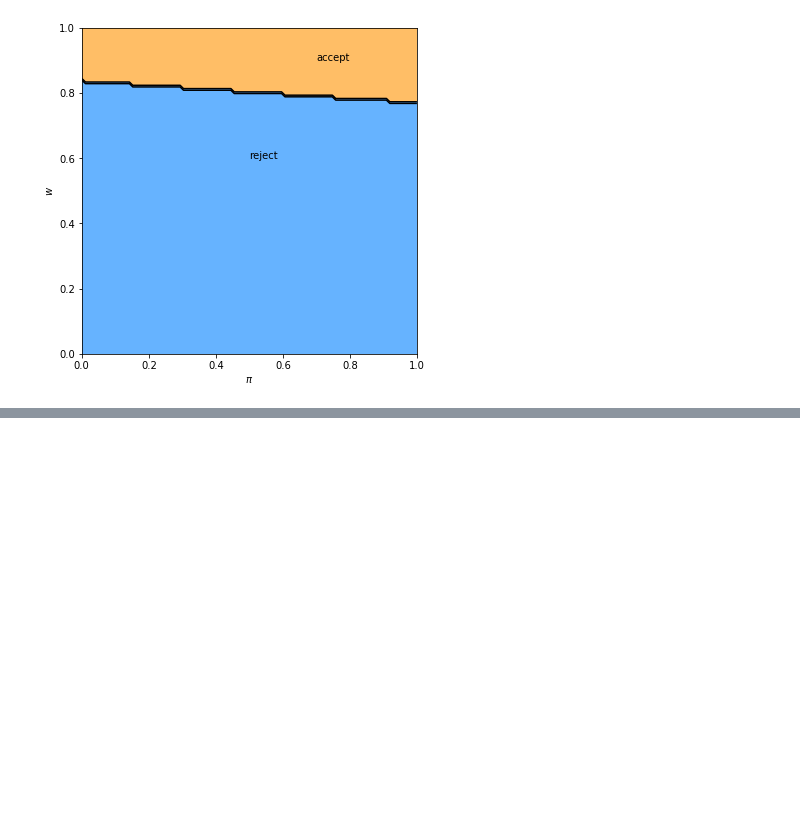
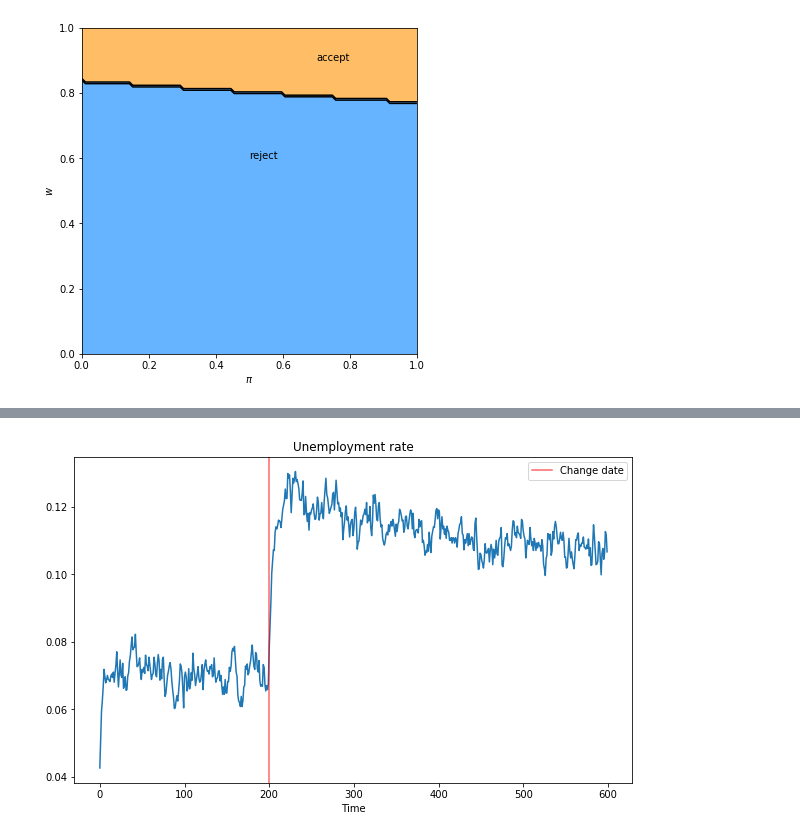
Before and after one commit to PanPip/QuantEcon_Tasks, a Jupyter notebook: Dynamic_programming.ipynb, the cells around one changed output, grey strips where cells are left out. Saved outputs shown, nothing was run; the diff lists cells and outputs as text; code cells hidden in the pictures; blank space fills up the shorter version.

```diff
--- a/Dynamic_programming.ipynb
+++ b/Dynamic_programming.ipynb
@@ -1048,0 +1150,80 @@ plt.show()
+# %%
+F_a, F_b, G_a, G_b = 1, 1, 3, 1.2
+
+sp = SearchProblem(F_a=F_a, F_b=F_b, G_a=G_a, G_b=G_b)
+f, g = sp.f, sp.g
+
+# Solve for reservation wage
+w_bar = solve_wbar(sp, verbose=False)
+
+# Interpolate reservation wage function
+π_grid = sp.π_grid
+w_func = njit(lambda x: interp(π_grid, w_bar, x))
+
+@njit
+def update(a, b, e, π):
+    """
+    Update e and π by drawing wage offer from beta distribution with
+    parameters a and b
+    """
+
+    if e == False:
+        w = np.random.beta(a, b)       # Draw random wage
+        if w >= w_func(π):
+            e = True                   # Take new job
+        else:
+            π = 1 / (1 + ((1 - π) * g(w)) / (π * f(w)))
+
+    return e, π
+
+@njit
+def simulate_path(F_a=F_a,
+                  F_b=F_b,
+                  G_a=G_a,
+                  G_b=G_b,
+                  N=5000,       # Number of agents
+                  T=600,        # Simulation length
+                  d=200,        # Change date
+                  s=0.025):     # Separation rate
+
+    """
+    Simulates path of employment for N number of works over T periods
+    """
+
+    e = np.ones((N, T+1))
+    π = np.ones((N, T+1)) * 1e-3
+
+    a, b = G_a, G_b   # Initial distribution parameters
+
+    for t in range(T+1):
+
+        if t == d:
+            a, b = F_a, F_b  # Change distribution parameters
+
+        # Update each agent
+        for n in range(N):
+            # If agent is currently employed
+            if e[n, t] == 1:
+                p = np.random.uniform(0, 1)
+                # Randomly separate with probability s
+                if p <= s:
+                    e[n, t] = 0
+
+            new_e, new_π = update(a, b, e[n, t], π[n, t])
+            e[n, t+1] = new_e
+            π[n, t+1] = new_π
+
+    return e[:, 1:]
+
+d = 200  # Change distribution at time d
+unemployment_rate = 1 - simulate_path(d=d).mean(axis=0)
+
+fig, ax = plt.subplots(figsize=(10, 6))
+ax.plot(unemployment_rate)
+ax.axvline(d, color='r', alpha=0.6, label='Change date')
+ax.set_xlabel('Time')
+ax.set_title('Unemployment rate')
+ax.legend()
+plt.show()
+# %% [output]
+[figure, added]
```
Also changed, not shown: parts of 4 cells of this notebook, 1 other file.
